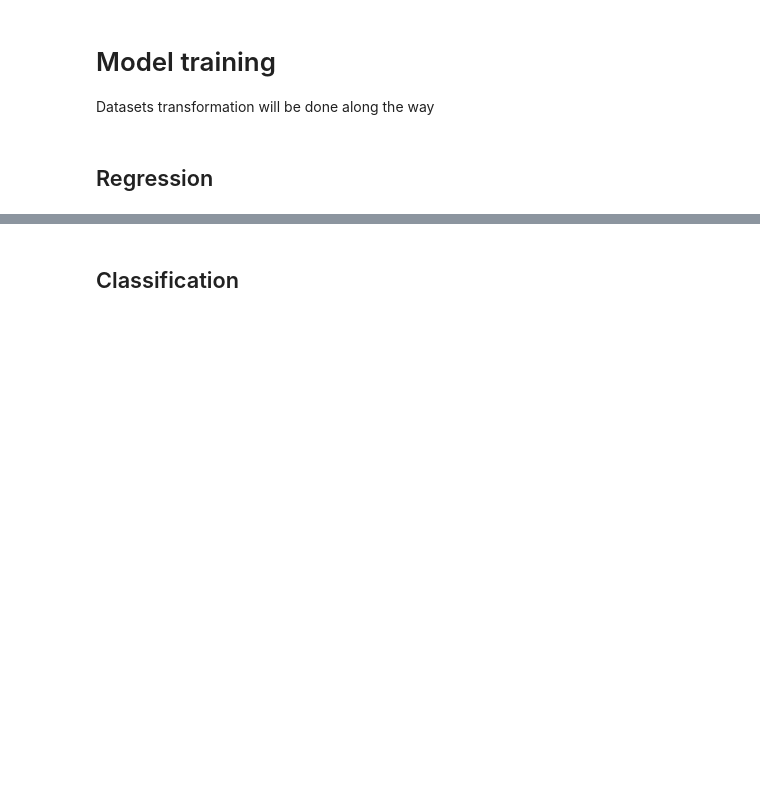
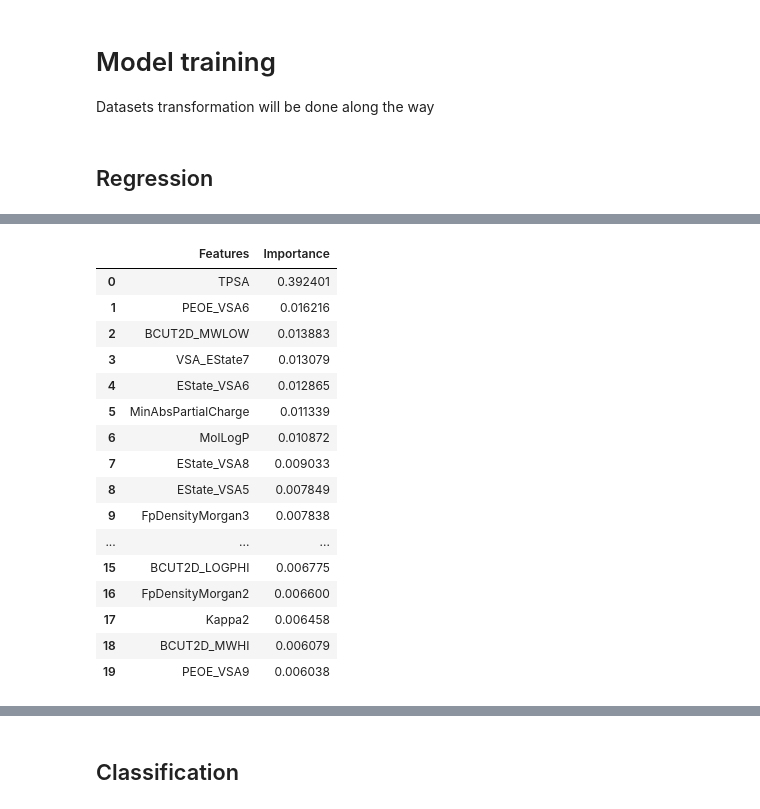
Before and after one commit to junqilu/BBBPrediction, a Jupyter notebook: BBBPrediction.ipynb, the cells around one changed output, grey strips where cells are left out. Cells and saved outputs as stored; diff of their text form; code cells hidden in the pictures; blank space fills up the shorter version.

```diff
--- a/BBBPrediction.ipynb
+++ b/BBBPrediction.ipynb
@@ -264,0 +331,46 @@ Datasets transformation will be done along the way
+# %%
+importance = best_rf_regressor.feature_importances_.copy()  #Length of
+# importance should be the same as your regression_X_train's number of features
+non_zero_index_list = [i for i, v in enumerate(importance) if v != 0]  #Only
+# care about the important ones
+
+
+non_zero_feature_names = [regression_X_train.columns[i] for i in
+                          non_zero_index_list]
+non_zero_importance = [importance[i] for i in non_zero_index_list]
+
+non_zero_importance_df = pd.DataFrame(
+    data=dict(
+        zip(
+            ['Features', 'Importance'],
+            [non_zero_feature_names, non_zero_importance]
+        )
+    )
+)
+
+non_zero_importance_df = non_zero_importance_df.sort_values(
+    by='Importance',
+    ascending=False
+)
+non_zero_importance_df = non_zero_importance_df.reset_index(drop=True)  #Reset
+# the index and drop the old index
+non_zero_importance_df = non_zero_importance_df.head(20)
+non_zero_importance_df
+# %% [output]
+|  | Features | Importance |
+| 0 | TPSA | 0.392401 |
+| 1 | PEOE_VSA6 | 0.016216 |
+| 2 | BCUT2D_MWLOW | 0.013883 |
+| 3 | VSA_EState7 | 0.013079 |
+| 4 | EState_VSA6 | 0.012865 |
+| 5 | MinAbsPartialCharge | 0.011339 |
+| 6 | MolLogP | 0.010872 |
+| 7 | EState_VSA8 | 0.009033 |
+| 8 | EState_VSA5 | 0.007849 |
+| 9 | FpDensityMorgan3 | 0.007838 |
+| ... | ... | ... |
+| 15 | BCUT2D_LOGPHI | 0.006775 |
+| 16 | FpDensityMorgan2 | 0.006600 |
+| 17 | Kappa2 | 0.006458 |
+| 18 | BCUT2D_MWHI | 0.006079 |
+| 19 | PEOE_VSA9 | 0.006038 |
```
Also changed, not shown: parts of 24 cells of this notebook.
